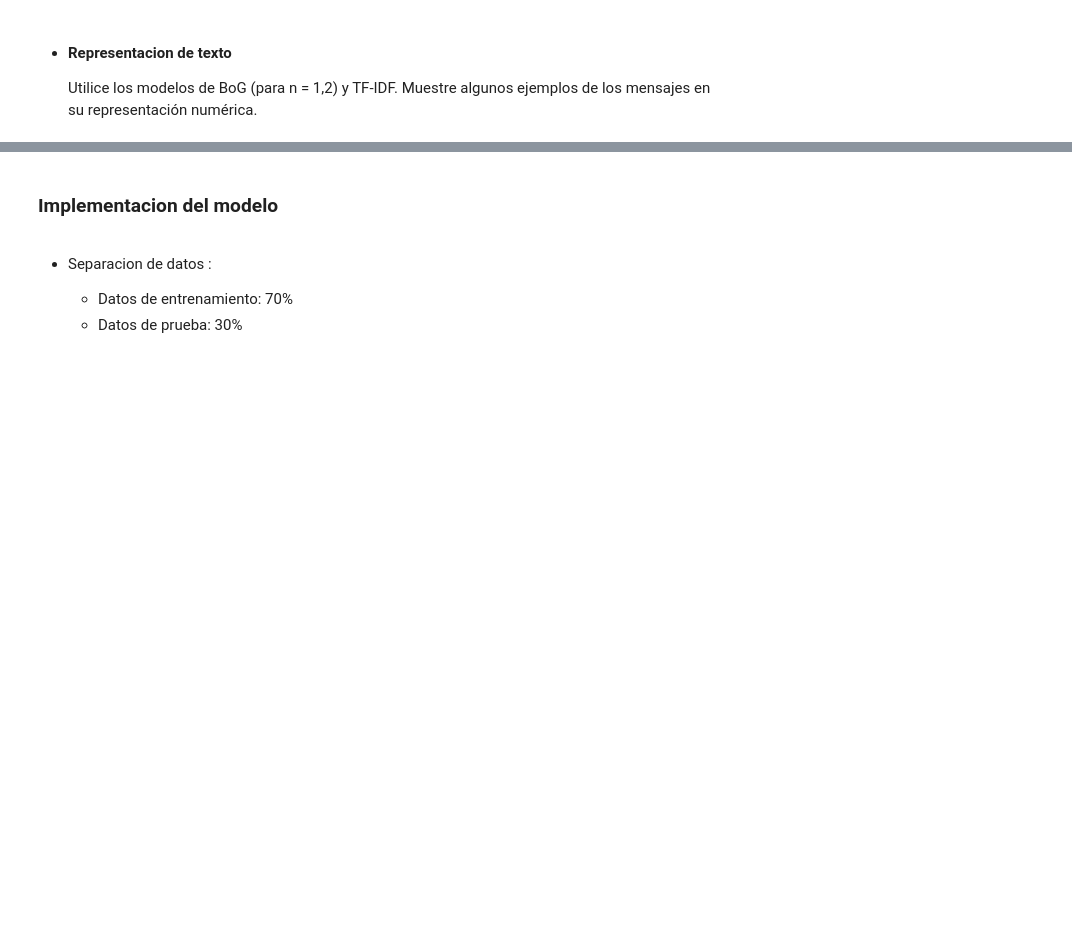
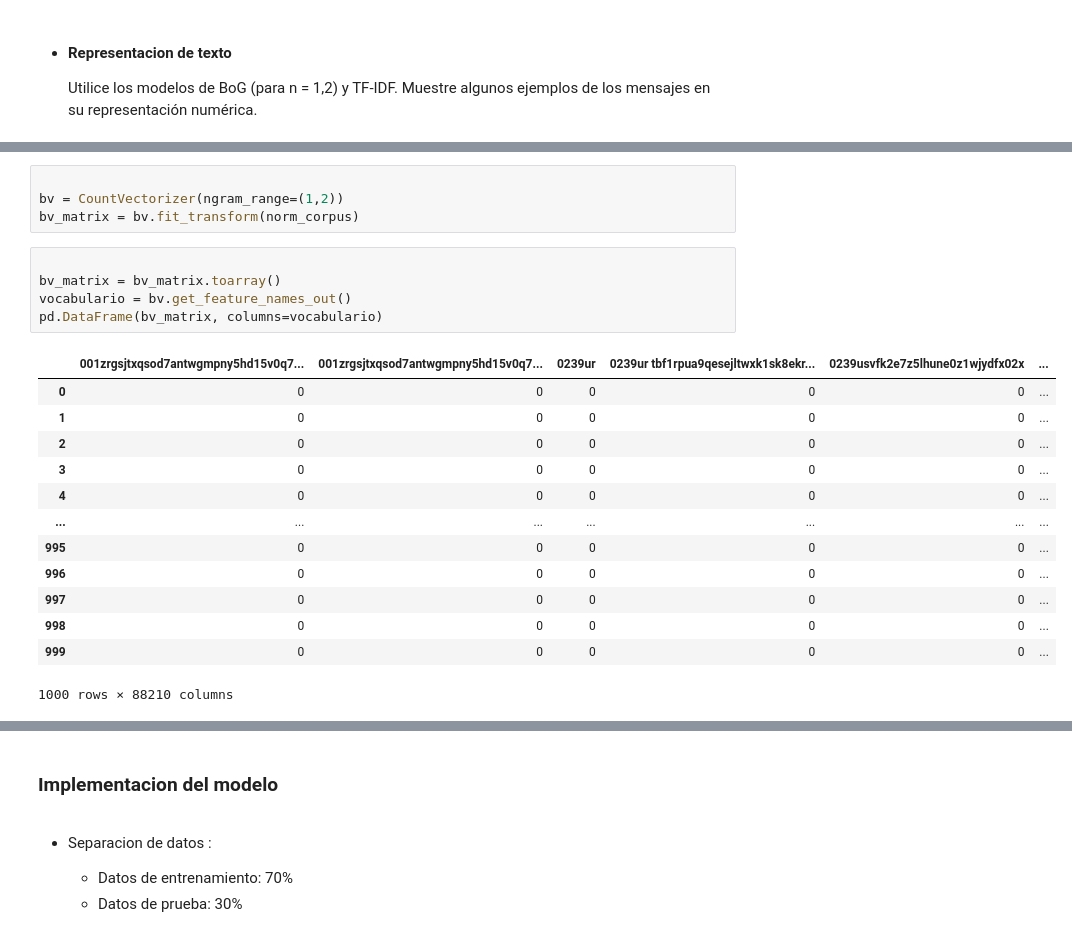
Before and after one commit to MarcoRamirezGT/HDT2_SDS, a Jupyter notebook: hdt2.ipynb, the cells around one changed output, grey strips where cells are left out. Drawn from its saved outputs; the diff is of its cells as text; blank space fills up the shorter version.

```diff
--- a/hdt2.ipynb
+++ b/hdt2.ipynb
@@ -89,0 +348,23 @@ representación numérica.
+# %%
+
+bv = CountVectorizer(ngram_range=(1,2))
+bv_matrix = bv.fit_transform(norm_corpus)
+# %%
+
+bv_matrix = bv_matrix.toarray()
+vocabulario = bv.get_feature_names_out()
+pd.DataFrame(bv_matrix, columns=vocabulario)
+# %% [output]
+|  | 001zrgsjtxqsod7antwgmpny5hd15v0q7... | 001zrgsjtxqsod7antwgmpny5hd15v0q7... | 0239ur | 0239ur tbf1rpua9qesejltwxk1sk8ekr... | 0239usvfk2e7z5lhune0z1wjydfx02x | ... |
+| 0 | 0 | 0 | 0 | 0 | 0 | ... |
+| 1 | 0 | 0 | 0 | 0 | 0 | ... |
+| 2 | 0 | 0 | 0 | 0 | 0 | ... |
+| 3 | 0 | 0 | 0 | 0 | 0 | ... |
+| 4 | 0 | 0 | 0 | 0 | 0 | ... |
+| ... | ... | ... | ... | ... | ... | ... |
+| 995 | 0 | 0 | 0 | 0 | 0 | ... |
+| 996 | 0 | 0 | 0 | 0 | 0 | ... |
+| 997 | 0 | 0 | 0 | 0 | 0 | ... |
+| 998 | 0 | 0 | 0 | 0 | 0 | ... |
+| 999 | 0 | 0 | 0 | 0 | 0 | ... |
+1000 rows × 88210 columns
```
Also changed, not shown: parts of 23 cells of this notebook, 2 other files.
